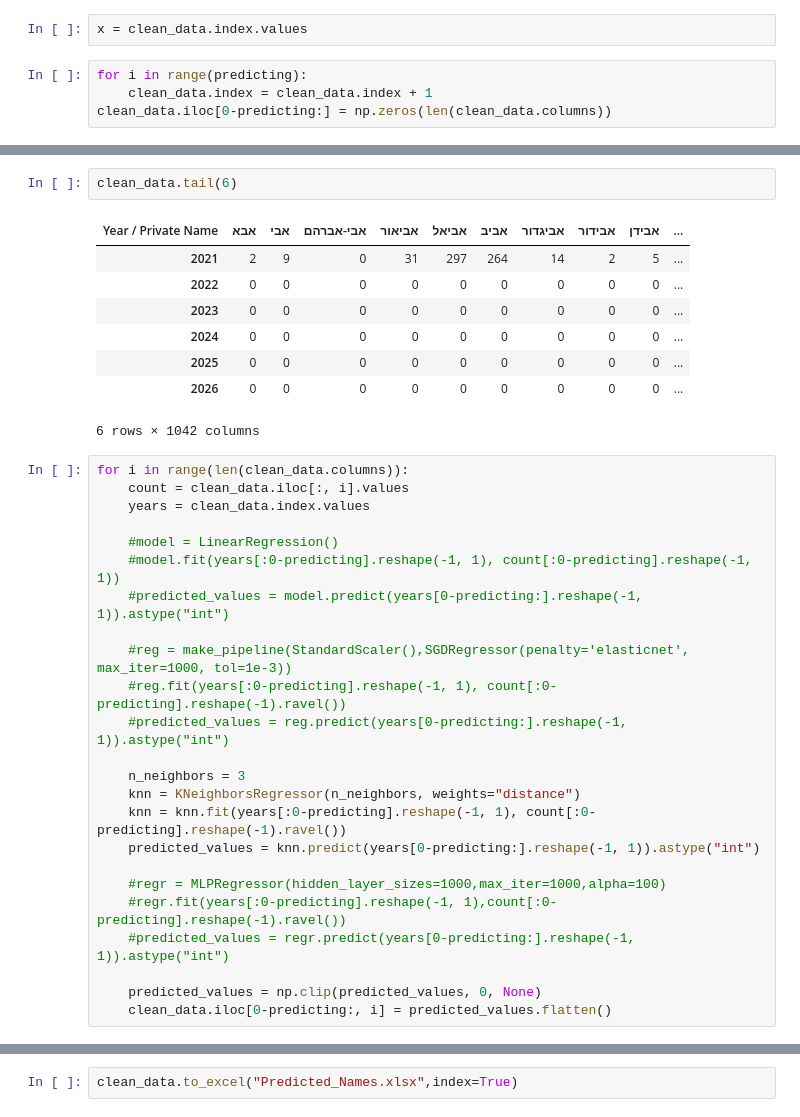
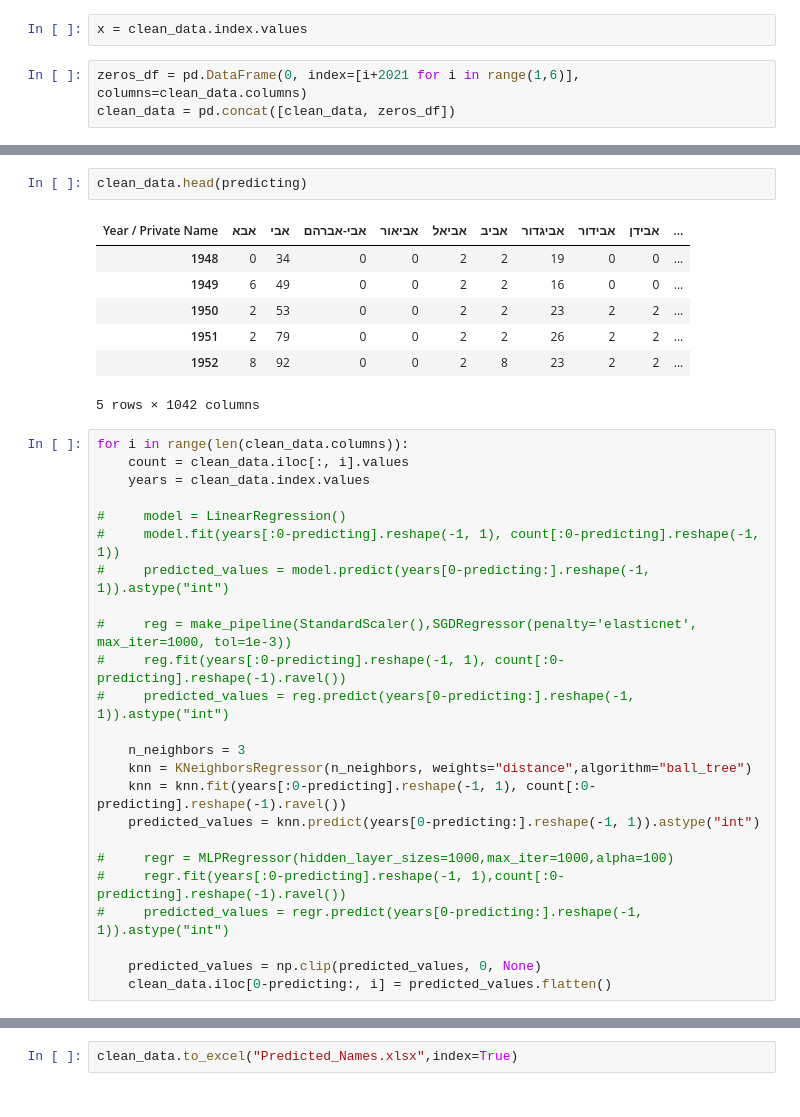
Before and after one commit to itayG98/PyAi_Material, a Jupyter notebook: Names/Names.ipynb, the cells around one changed output, grey strips where cells are left out. Saved outputs shown, nothing was run; the diff lists cells and outputs as text.

```diff
--- a/Names/Names.ipynb
+++ b/Names/Names.ipynb
@@ -121,6 +121,5 @@ clean_data.set_index(pd.DatetimeIndex(clean_data.index).to_period('Y'))
 # %%
 x = clean_data.index.values
 # %%
-for i in range(predicting):
-    clean_data.index = clean_data.index + 1
-clean_data.iloc[0-predicting:] = np.zeros(len(clean_data.columns))
+zeros_df = pd.DataFrame(0, index=[i+2021 for i in range(1,6)], columns=clean_data.columns)
+clean_data = pd.concat([clean_data, zeros_df])
@@ -127,35 +137,34 @@ clean_data.iloc[0-predicting:] = np.zeros(len(clean_data.columns))
 # %%
-clean_data.tail(6)
+clean_data.head(predicting)
 # %% [output]
 | Year / Private Name | אבא | אבי | אבי-אברהם | אביאור | אביאל | אביב | אביגדור | אבידור | אבידן | ... |
-| 2021 | 2 | 9 | 0 | 31 | 297 | 264 | 14 | 2 | 5 | ... |
-| 2022 | 0 | 0 | 0 | 0 | 0 | 0 | 0 | 0 | 0 | ... |
-| 2023 | 0 | 0 | 0 | 0 | 0 | 0 | 0 | 0 | 0 | ... |
-| 2024 | 0 | 0 | 0 | 0 | 0 | 0 | 0 | 0 | 0 | ... |
-| 2025 | 0 | 0 | 0 | 0 | 0 | 0 | 0 | 0 | 0 | ... |
-| 2026 | 0 | 0 | 0 | 0 | 0 | 0 | 0 | 0 | 0 | ... |
+| 1948 | 0 | 34 | 0 | 0 | 2 | 2 | 19 | 0 | 0 | ... |
+| 1949 | 6 | 49 | 0 | 0 | 2 | 2 | 16 | 0 | 0 | ... |
+| 1950 | 2 | 53 | 0 | 0 | 2 | 2 | 23 | 2 | 2 | ... |
+| 1951 | 2 | 79 | 0 | 0 | 2 | 2 | 26 | 2 | 2 | ... |
+| 1952 | 8 | 92 | 0 | 0 | 2 | 8 | 23 | 2 | 2 | ... |
-6 rows × 1042 columns
+5 rows × 1042 columns
 # %%
 for i in range(len(clean_data.columns)):
     count = clean_data.iloc[:, i].values
     years = clean_data.index.values
 
-    #model = LinearRegression()
-    #model.fit(years[:0-predicting].reshape(-1, 1), count[:0-predicting].reshape(-1, 1))
-    #predicted_values = model.predict(years[0-predicting:].reshape(-1, 1)).astype("int")
+#     model = LinearRegression()
+#     model.fit(years[:0-predicting].reshape(-1, 1), count[:0-predicting].reshape(-1, 1))
+#     predicted_values = model.predict(years[0-predicting:].reshape(-1, 1)).astype("int")
 
-    #reg = make_pipeline(StandardScaler(),SGDRegressor(penalty='elasticnet', max_iter=1000, tol=1e-3))
-    #reg.fit(years[:0-predicting].reshape(-1, 1), count[:0-predicting].reshape(-1).ravel())
-    #predicted_values = reg.predict(years[0-predicting:].reshape(-1, 1)).astype("int")
+#     reg = make_pipeline(StandardScaler(),SGDRegressor(penalty='elasticnet', max_iter=1000, tol=1e-3))
+#     reg.fit(years[:0-predicting].reshape(-1, 1), count[:0-predicting].reshape(-1).ravel())
+#     predicted_values = reg.predict(years[0-predicting:].reshape(-1, 1)).astype("int")
 
     n_neighbors = 3
-    knn = KNeighborsRegressor(n_neighbors, weights="distance")
+    knn = KNeighborsRegressor(n_neighbors, weights="distance",algorithm="ball_tree")
     knn = knn.fit(years[:0-predicting].reshape(-1, 1), count[:0-predicting].reshape(-1).ravel())
     predicted_values = knn.predict(years[0-predicting:].reshape(-1, 1)).astype("int")
 
-    #regr = MLPRegressor(hidden_layer_sizes=1000,max_iter=1000,alpha=100)
-    #regr.fit(years[:0-predicting].reshape(-1, 1),count[:0-predicting].reshape(-1).ravel())
-    #predicted_values = regr.predict(years[0-predicting:].reshape(-1, 1)).astype("int")
+#     regr = MLPRegressor(hidden_layer_sizes=1000,max_iter=1000,alpha=100)
+#     regr.fit(years[:0-predicting].reshape(-1, 1),count[:0-predicting].reshape(-1).ravel())
+#     predicted_values = regr.predict(years[0-predicting:].reshape(-1, 1)).astype("int")
 
     predicted_values = np.clip(predicted_values, 0, None)
     clean_data.iloc[0-predicting:, i] = predicted_values.flatten()
```
Also changed, not shown: parts of 14 cells of this notebook, 10 other files.
